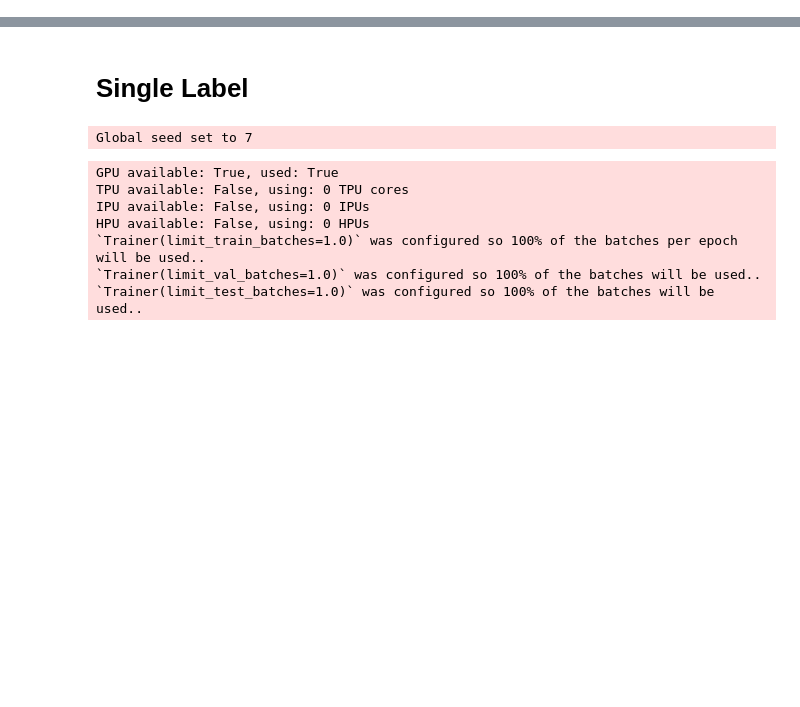
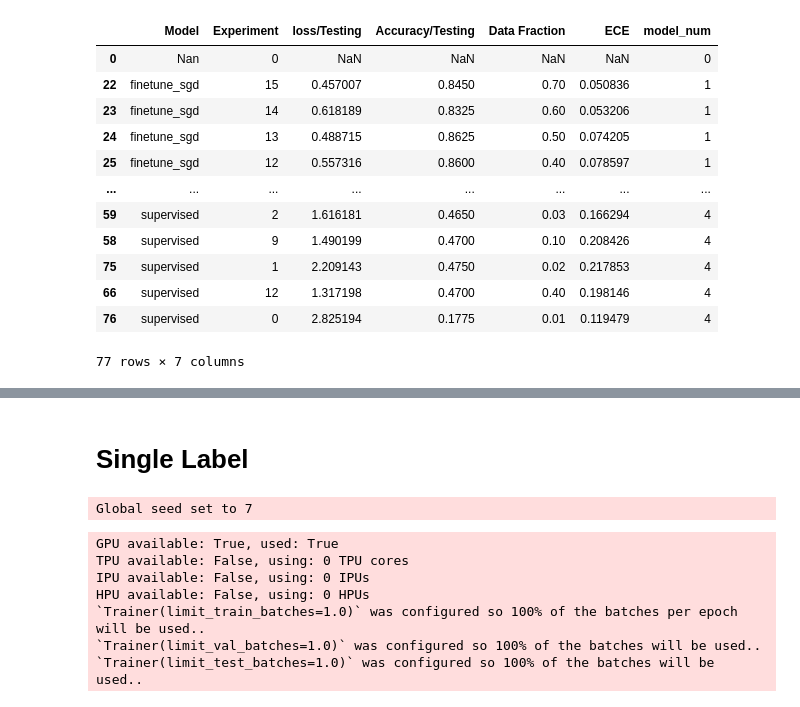
Before and after one commit to m-dml/plankton-classifier, a Jupyter notebook: notebooks/Run_on_test_data_multilabel.ipynb, the cells around one changed output, grey strips where cells are left out. Drawn from its saved outputs; the diff is of its cells as text; code cells hidden in the pictures; blank space fills up the shorter version.

```diff
--- a/notebooks/Run_on_test_data_multilabel.ipynb
+++ b/notebooks/Run_on_test_data_multilabel.ipynb
@@ -209,0 +122,20 @@ plt.savefig("Accuracies_Testing_Multilabel.png", dpi=300)
+# %%
+def instantiate_model(ckpt_path):
+    model = LightningModel.load_from_checkpoint(checkpoint_path=ckpt_path)
+    model.set_external_data(
+        class_labels=datamodule.unique_labels,
+        all_labels=datamodule.all_labels,
+        example_input_array=example_input.detach().cpu(),
+    )
+    return model
+
+def instantiate_trainer():
+    trainer = hydra.utils.instantiate(
+        cfg.trainer,
+        strategy=cfg.strategy,
+        logger=[],
+        callbacks=[],
+        _convert_="partial",
+        profiler=None,
+    )
+    return trainer
@@ -209,0 +251,30 @@ plt.savefig("Accuracies_Testing_Multilabel.png", dpi=300)
+# %%
+reform = {(outerKey, innerKey): values for outerKey, innerDict in return_metrics.items() for innerKey, values in innerDict.items()}
+multi_label_df = pd.DataFrame.from_dict(reform).T
+multi_label_df.index.names = ("Model", "Experiment")
+multi_label_df = multi_label_df.sort_values(by="Model").reset_index()
+
+
+df_mapping = pd.DataFrame({
+    'Model': ["Nan", 'finetune_sgd', 'finetune', 'linear', 'supervised'],
+})
+
+df_mapping = df_mapping.reset_index().set_index('Model')
+
+multi_label_df['model_num'] = multi_label_df['Model'].map(df_mapping['index'])
+multi_label_df = multi_label_df.sort_values('model_num')
+multi_label_df
+# %% [output]
+|  | Model | Experiment | loss/Testing | Accuracy/Testing | Data Fraction | ECE | model_num |
+| 0 | Nan | 0 | NaN | NaN | NaN | NaN | 0 |
+| 22 | finetune_sgd | 15 | 0.457007 | 0.8450 | 0.70 | 0.050836 | 1 |
+| 23 | finetune_sgd | 14 | 0.618189 | 0.8325 | 0.60 | 0.053206 | 1 |
+| 24 | finetune_sgd | 13 | 0.488715 | 0.8625 | 0.50 | 0.074205 | 1 |
+| 25 | finetune_sgd | 12 | 0.557316 | 0.8600 | 0.40 | 0.078597 | 1 |
+| ... | ... | ... | ... | ... | ... | ... | ... |
+| 59 | supervised | 2 | 1.616181 | 0.4650 | 0.03 | 0.166294 | 4 |
+| 58 | supervised | 9 | 1.490199 | 0.4700 | 0.10 | 0.208426 | 4 |
+| 75 | supervised | 1 | 2.209143 | 0.4750 | 0.02 | 0.217853 | 4 |
+| 66 | supervised | 12 | 1.317198 | 0.4700 | 0.40 | 0.198146 | 4 |
+| 76 | supervised | 0 | 2.825194 | 0.1775 | 0.01 | 0.119479 | 4 |
+77 rows × 7 columns
```
Also changed, not shown: parts of 27 cells of this notebook, 12 other files.
